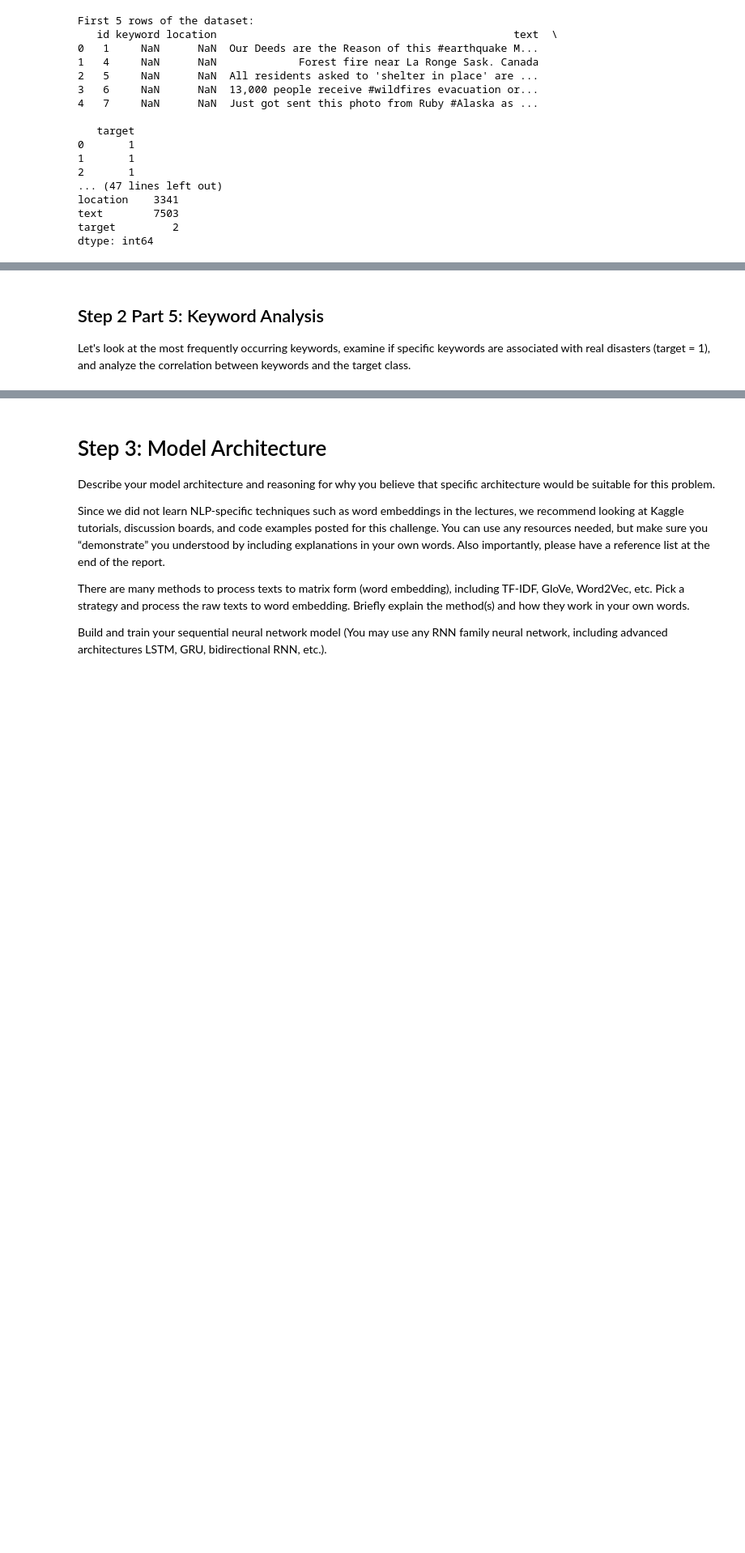
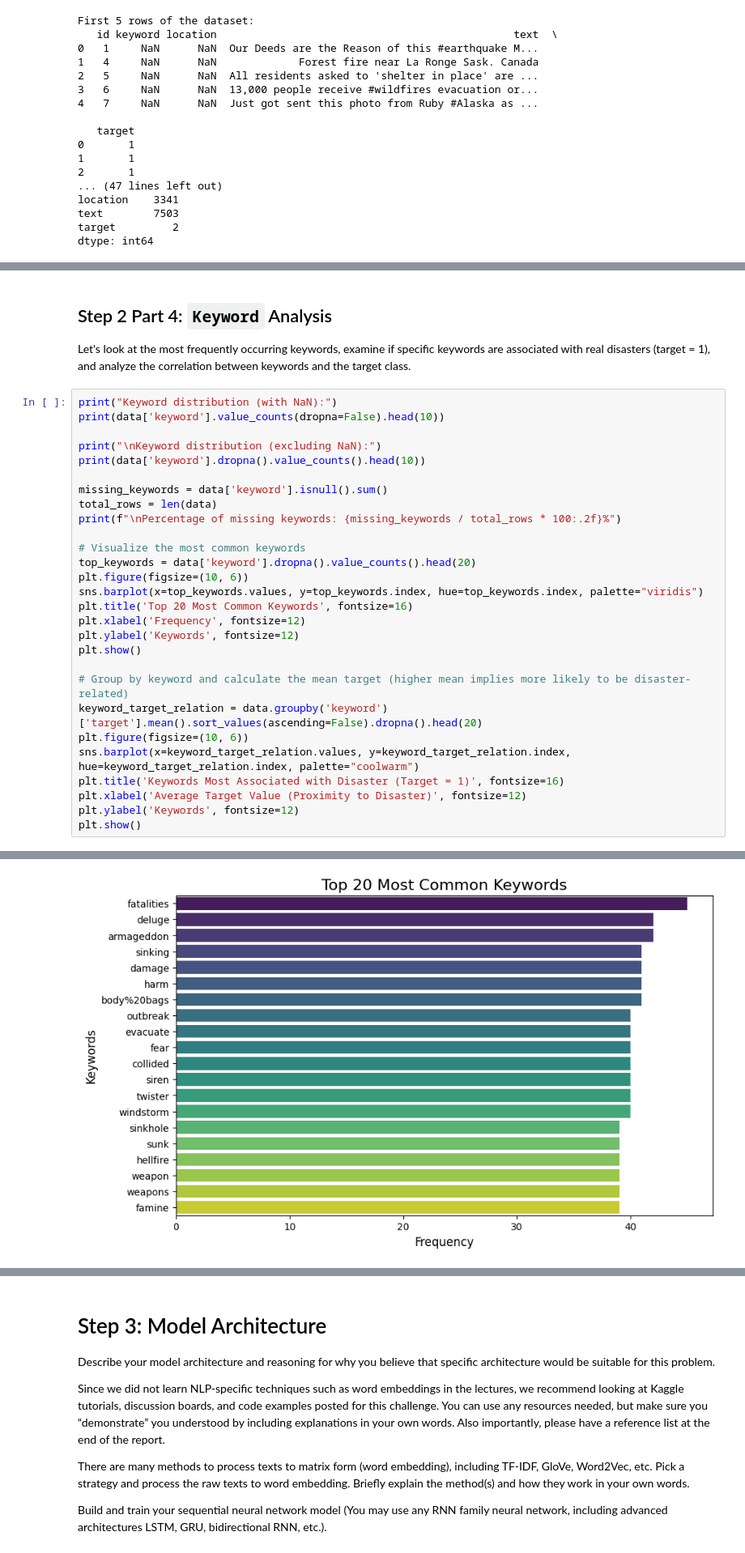
Before and after one commit to rakin23/deep-learning-week4, a Jupyter notebook: my-project.ipynb, the cells around one changed output, grey strips where cells are left out. Shown at 81% size. Drawn from its saved outputs; the diff is of its cells as text; blank space fills up the shorter version.

Commit message:
Finished basic EDA, but still need to wrap up conclusion and do data cleaning based on EDA.

```diff
--- a/my-project.ipynb
+++ b/my-project.ipynb
@@ -206,3 +189,32 @@ LookupError:
 # %% [markdown]
-## Step 2 Part 5: Keyword Analysis
+## Step 2 Part 4: `Keyword` Analysis
 Let's look at the most frequently occurring keywords, examine if specific keywords are associated with real disasters (target = 1), and analyze the correlation between keywords and the target class.
+# %%
+print("Keyword distribution (with NaN):")
+print(data['keyword'].value_counts(dropna=False).head(10))
+
+print("\nKeyword distribution (excluding NaN):")
+print(data['keyword'].dropna().value_counts().head(10))
+
+missing_keywords = data['keyword'].isnull().sum()
+total_rows = len(data)
+print(f"\nPercentage of missing keywords: {missing_keywords / total_rows * 100:.2f}%")
+
+# Visualize the most common keywords
+top_keywords = data['keyword'].dropna().value_counts().head(20)
+plt.figure(figsize=(10, 6))
+sns.barplot(x=top_keywords.values, y=top_keywords.index, hue=top_keywords.index, palette="viridis")
+plt.title('Top 20 Most Common Keywords', fontsize=16)
+plt.xlabel('Frequency', fontsize=12)
+plt.ylabel('Keywords', fontsize=12)
+plt.show()
+
+# Group by keyword and calculate the mean target (higher mean implies more likely to be disaster-related)
+keyword_target_relation = data.groupby('keyword')['target'].mean().sort_values(ascending=False).dropna().head(20)
+plt.figure(figsize=(10, 6))
+sns.barplot(x=keyword_target_relation.values, y=keyword_target_relation.index, hue=keyword_target_relation.index, palette="coolwarm")
+plt.title('Keywords Most Associated with Disaster (Target = 1)', fontsize=16)
+plt.xlabel('Average Target Value (Proximity to Disaster)', fontsize=12)
+plt.ylabel('Keywords', fontsize=12)
+plt.show()
+# %% [output]
@@ -208,0 +238 @@ Let's look at the most frequently occurring keywords, examine if specific keywor
+[figure, added]
```
Also changed, not shown: parts of 11 cells of this notebook.
